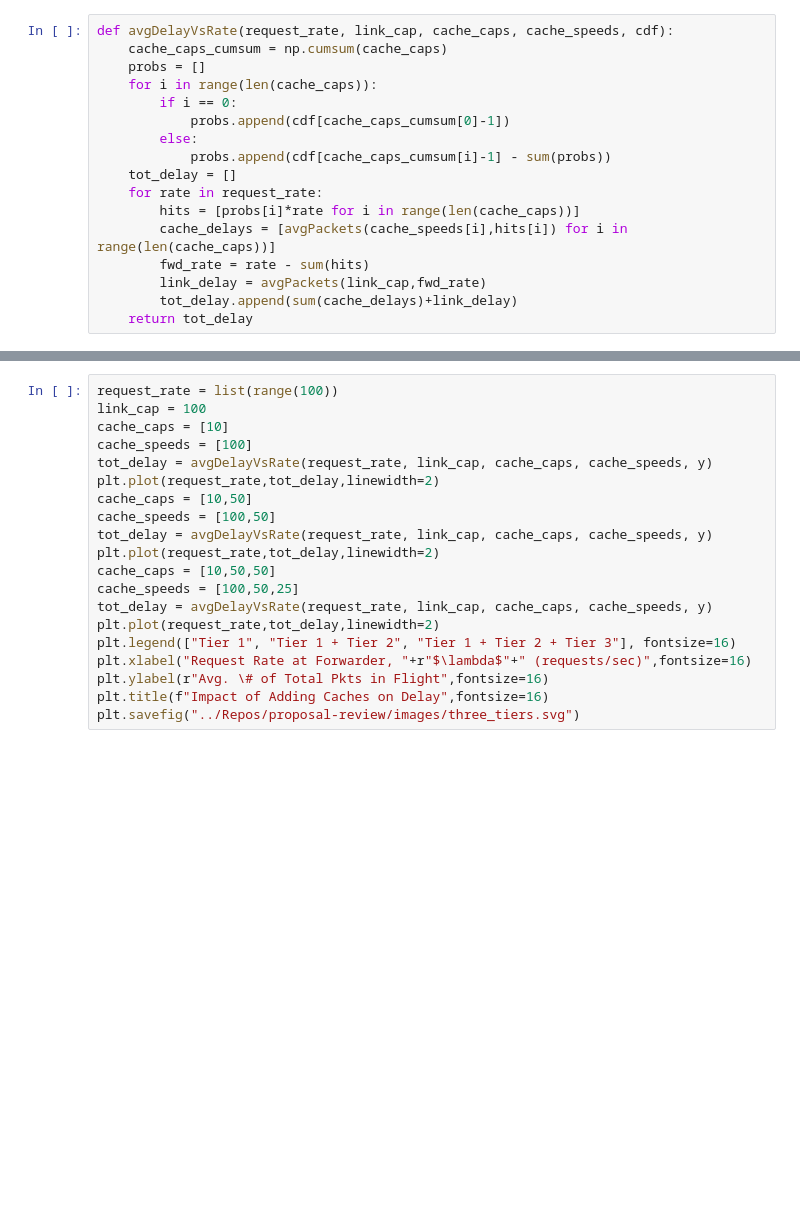
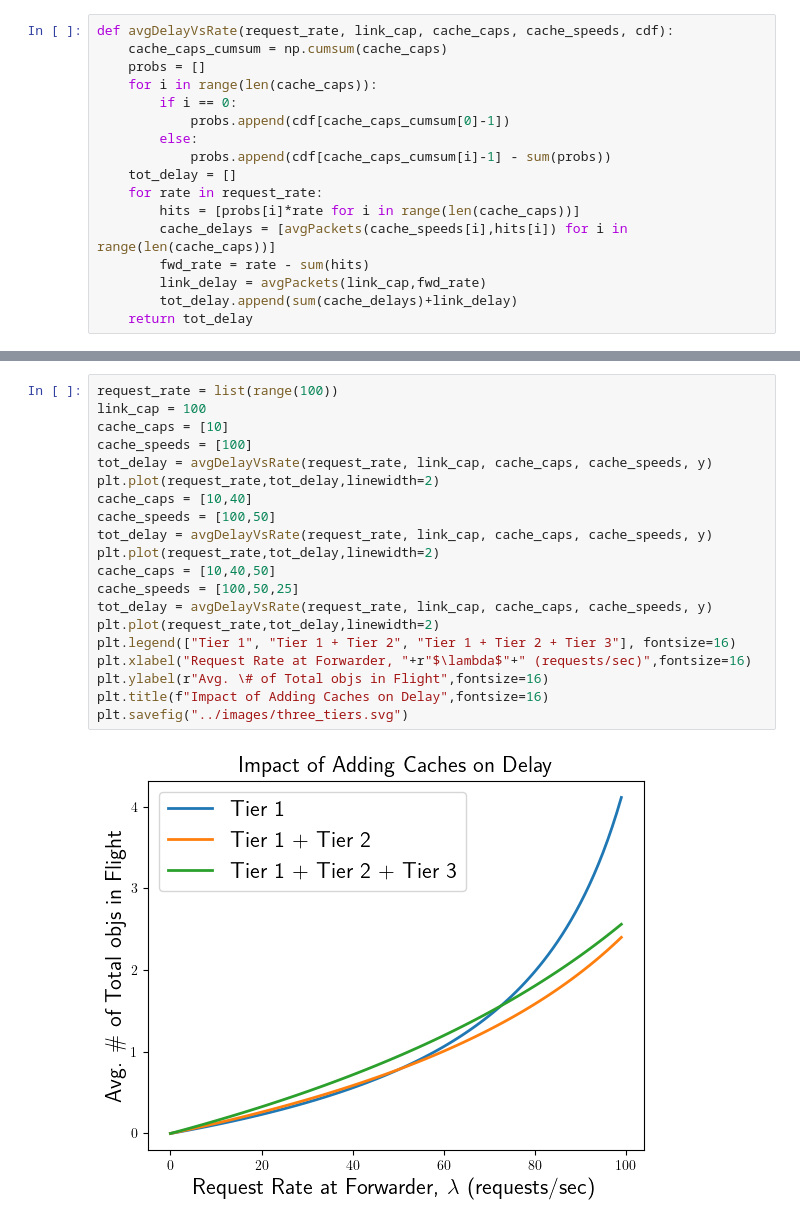
Before and after one commit to fvmutlu/dissertation-defense, a Jupyter notebook: notebooks/toy_example.ipynb, the cells around one changed output, grey strips where cells are left out. Drawn from its saved outputs; the diff is of its cells as text; blank space fills up the shorter version.

```diff
--- a/notebooks/toy_example.ipynb
+++ b/notebooks/toy_example.ipynb
@@ -161,20 +165,22 @@ plt.savefig("../Repos/proposal-review/images/two_tiers.svg")
 # %%
 request_rate = list(range(100))
 link_cap = 100
 cache_caps = [10]
 cache_speeds = [100]
 tot_delay = avgDelayVsRate(request_rate, link_cap, cache_caps, cache_speeds, y)
 plt.plot(request_rate,tot_delay,linewidth=2)
-cache_caps = [10,50]
+cache_caps = [10,40]
 cache_speeds = [100,50]
 tot_delay = avgDelayVsRate(request_rate, link_cap, cache_caps, cache_speeds, y)
 plt.plot(request_rate,tot_delay,linewidth=2)
-cache_caps = [10,50,50]
+cache_caps = [10,40,50]
 cache_speeds = [100,50,25]
 tot_delay = avgDelayVsRate(request_rate, link_cap, cache_caps, cache_speeds, y)
 plt.plot(request_rate,tot_delay,linewidth=2)
 plt.legend(["Tier 1", "Tier 1 + Tier 2", "Tier 1 + Tier 2 + Tier 3"], fontsize=16)
 plt.xlabel("Request Rate at Forwarder, "+r"$\lambda$"+" (requests/sec)",fontsize=16)
-plt.ylabel(r"Avg. \# of Total Pkts in Flight",fontsize=16)
+plt.ylabel(r"Avg. \# of Total objs in Flight",fontsize=16)
 plt.title(f"Impact of Adding Caches on Delay",fontsize=16)
-plt.savefig("../Repos/proposal-review/images/three_tiers.svg")
+plt.savefig("../images/three_tiers.svg")
+# %% [output]
+[figure, added]
```
Also changed, not shown: parts of 4 cells of this notebook, 8 other files.
